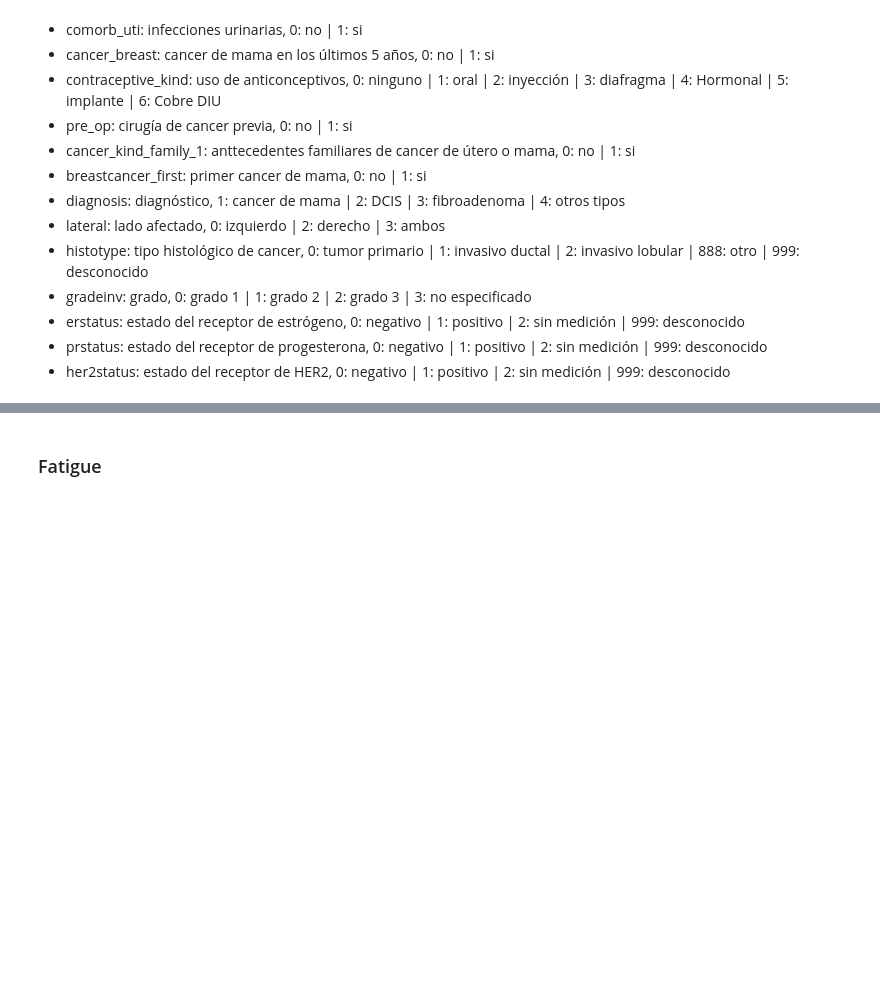
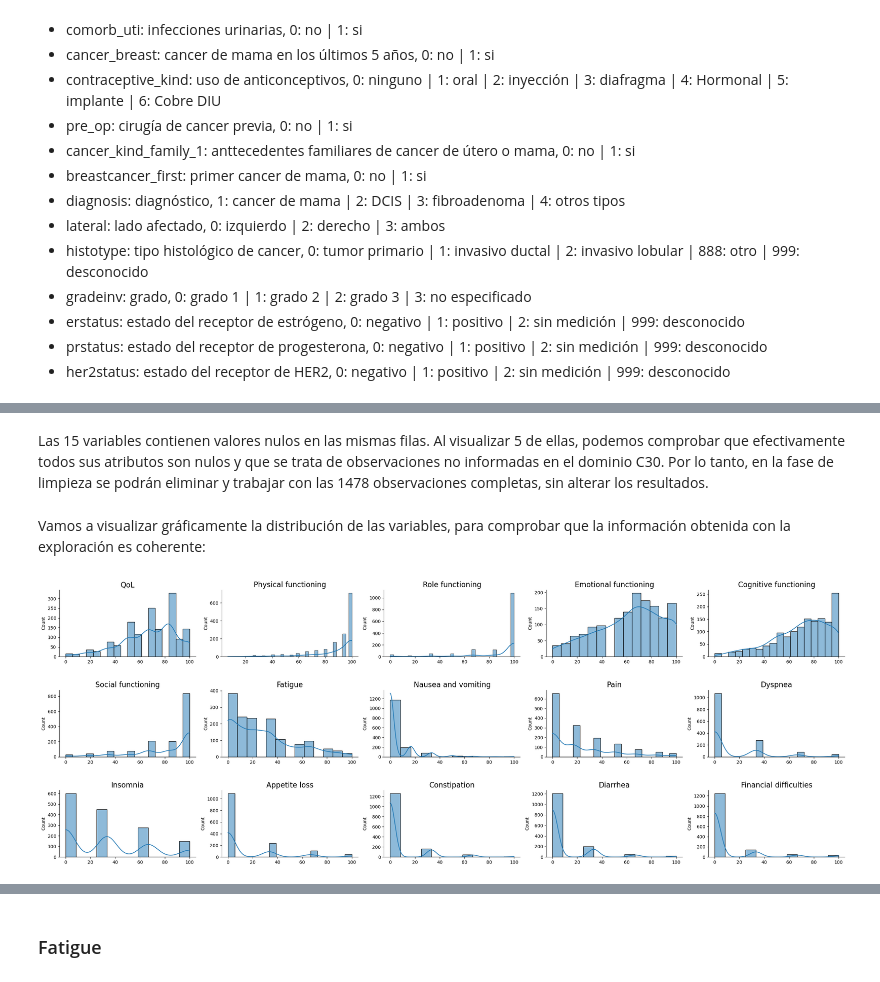
Before and after one commit to ppimas-uoc/TFG---Inteligencia-Artificial, a Jupyter notebook: Fase 2/01_EDA.ipynb, the cells around one changed output, grey strips where cells are left out. Saved outputs shown, nothing was run; the diff lists cells and outputs as text; code cells hidden in the pictures; blank space fills up the shorter version.

Commit message:
fase 2, EDA

```diff
--- a/Fase 2/01_EDA.ipynb
+++ b/Fase 2/01_EDA.ipynb
@@ -484,0 +168,22 @@ df_qlq_C30 = df_qlq_C30.rename(columns= {
+# %%
+# Creación del dataframe C30
+columns_C30 = ['id', 'ql', 'pf', 'rf', 'ef', 'cf', 'sf', 'fa', 'nv', 'pa', 'dy', 'sl', 'ap', 'co', 'di', 'fi']
+df_C30 = df[columns_C30]
+# Asignación de nombres semánticos a las columnas
+df_C30 = df_C30.rename(columns= {
+    'ql': 'QoL',
+    'pf': 'Physical functioning',
+    'rf': 'Role functioning',
+    'ef': 'Emotional functioning',
+    'cf': 'Cognitive functioning',
+    'sf': 'Social functioning',
+    'fa': 'Fatigue',
+    'nv': 'Nausea and vomiting',
+    'pa': 'Pain',
+    'dy': 'Dyspnea',
+    'sl': 'Insomnia',
+    'ap': 'Appetite loss',
+    'co': 'Constipation',
+    'di': 'Diarrhea',
+    'fi': 'Financial difficulties',
+})
@@ -484,0 +251,9 @@ df_qlq_C30 = df_qlq_C30.rename(columns= {
+# %% [markdown]
+Las 15 variables contienen valores nulos en las mismas filas. Al visualizar 5 de ellas, podemos comprobar que efectivamente todos sus atributos son nulos y que se trata de observaciones no informadas en el dominio C30. Por lo tanto, en la fase de limpieza se podrán eliminar y trabajar con las 1478 observaciones completas, sin alterar los resultados.
+# %% [markdown]
+Vamos a visualizar gráficamente la distribución de las variables, para comprobar que la información obtenida con la exploración es coherente:
+# %%
+# Grilla de distribución de las variables del dominio
+afn.viz_columns_distribution(df_C30.drop('id', axis=1))
+# %% [output]
+[figure, added]
```
Also changed, not shown: parts of 116 cells of this notebook, 4 other files.
